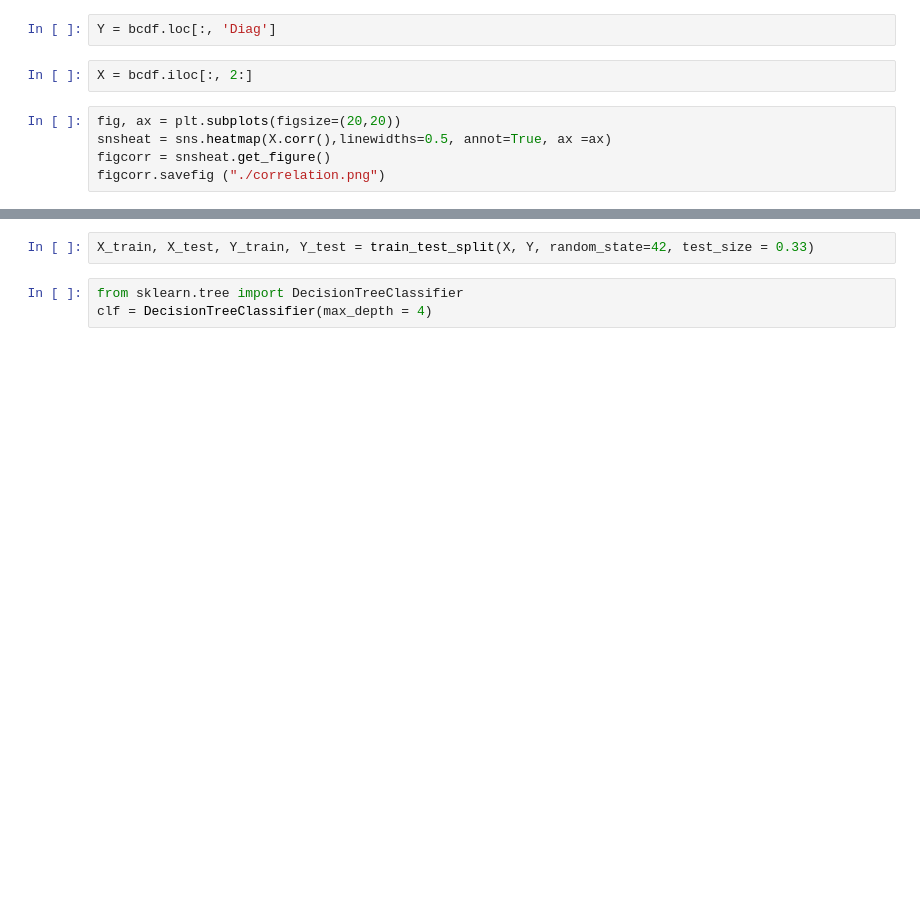
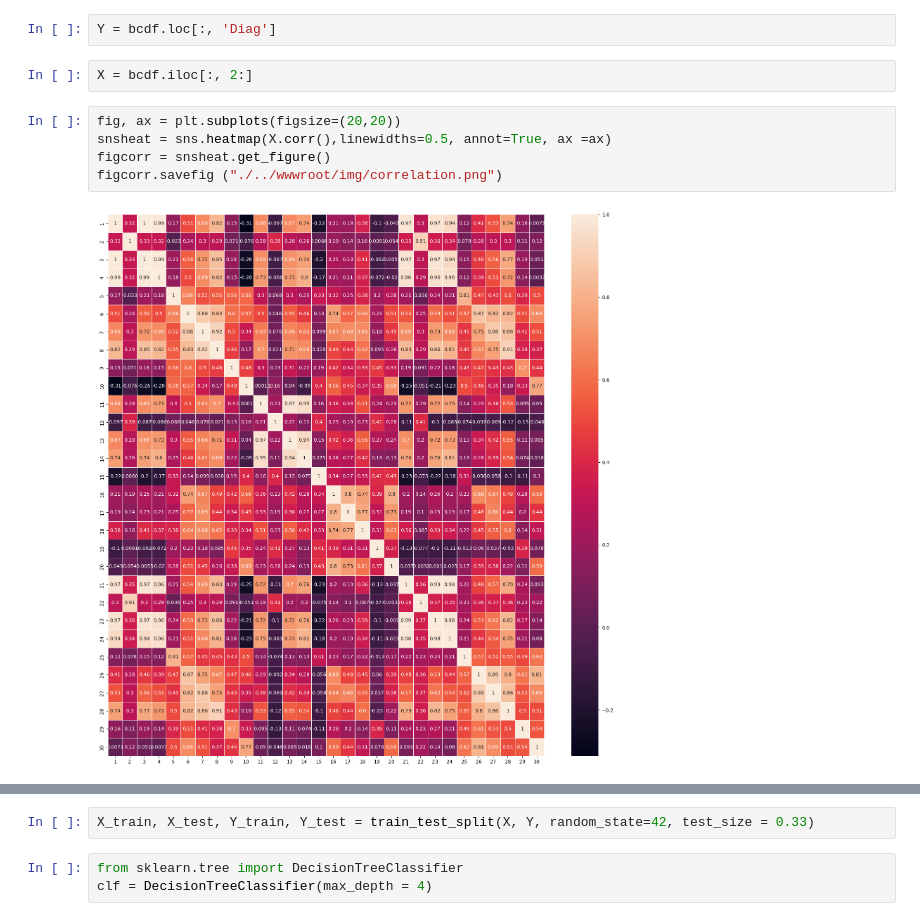
Before and after one commit to trungphap/innovant, a Jupyter notebook: work/breast_cancer.ipynb, the cells around one changed output, grey strips where cells are left out. Cells and saved outputs as stored; diff of their text form; blank space fills up the shorter version.

```diff
--- a/work/breast_cancer.ipynb
+++ b/work/breast_cancer.ipynb
@@ -21,8 +27,10 @@ X = bcdf.iloc[:, 2:]
 # %%
 fig, ax = plt.subplots(figsize=(20,20))
 snsheat = sns.heatmap(X.corr(),linewidths=0.5, annot=True, ax =ax)
 figcorr = snsheat.get_figure()
-figcorr.savefig ("./correlation.png")
+figcorr.savefig ("./../wwwroot/img/correlation.png")
+# %% [output]
+[figure, added]
 # %%
 plt.clf()
 snsattr1 = sns.violinplot(data = bcdf, x='1', y ='Diag', color ='Green')
```
Also changed, not shown: parts of 17 cells of this notebook, 11 other files.
